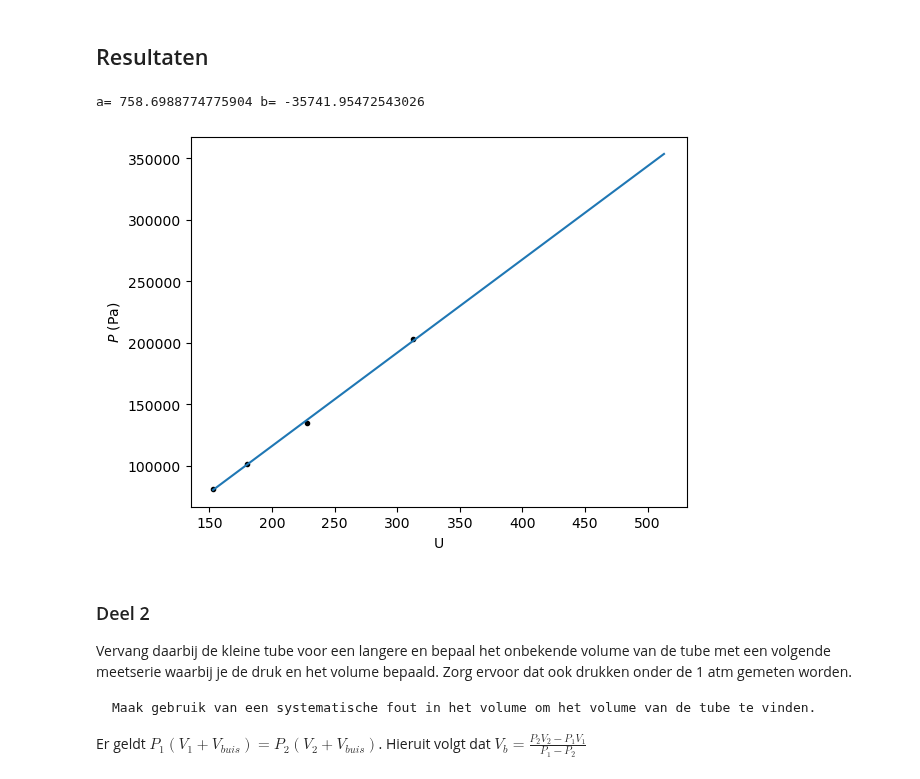
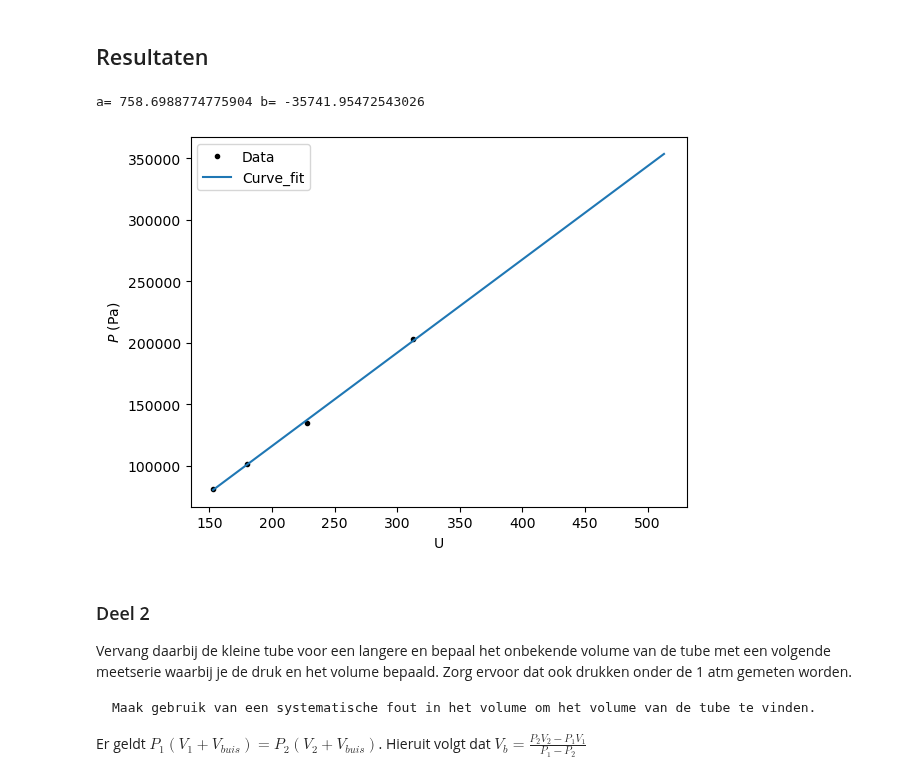
Before and after one commit to Eerkje/Annet-Erik, a Jupyter notebook: Content/Labs/druksensorijken.ipynb, the cells around one changed output. Drawn from its saved outputs; the diff is of its cells as text; code cells hidden in the pictures.

```diff
--- a/Content/Labs/druksensorijken.ipynb
+++ b/Content/Labs/druksensorijken.ipynb
@@ -67,33 +67,34 @@ Voor 10 mL geldt: $P_3= 405300 Pa$.
 # %%
 ### Deel 1
 import numpy as np
 import matplotlib.pyplot as plt
 from scipy.optimize import curve_fit
 
 #data
 atm= 101325 #Pa
 U = np.array([153, 180, 228, 313]) #spanning
 P = np.array([(4/5)*atm, atm, (4/3)*atm, 2*atm]) #druk in Pa
 
 #a en b bepalen met curve_fit
 def function_fit(U,a,b):
     return a*U + b
 val,cov = curve_fit(function_fit, U, P)
 print('a=', val[0], 'b=', val[1])
 
 U_fit = np.linspace(min(U), max(U)+200, 100)
 P_fit = function_fit(U_fit, *val)
 
 #grafiek
 plt.figure()
 plt.xlabel('U')
 plt.ylabel('$P$ (Pa)')
 plt.plot(U, P, 'k.', label='Data')
 plt.plot( U_fit, P_fit, label= 'Curve_fit')
+plt.legend()
 plt.show()
 # %% [output]
 a= 758.6988774775904 b= -35741.95472543026
-[figure, old version]
+[figure, new version]
 # %% [markdown]
 ### Deel 2
 Vervang daarbij de kleine tube voor een langere en bepaal het onbekende volume van de tube met een volgende meetserie waarbij je de druk en het volume bepaald. Zorg ervoor dat ook drukken onder de 1 atm gemeten worden.
```
Also changed, not shown: parts of 1 cell of this notebook, 2 other files.
